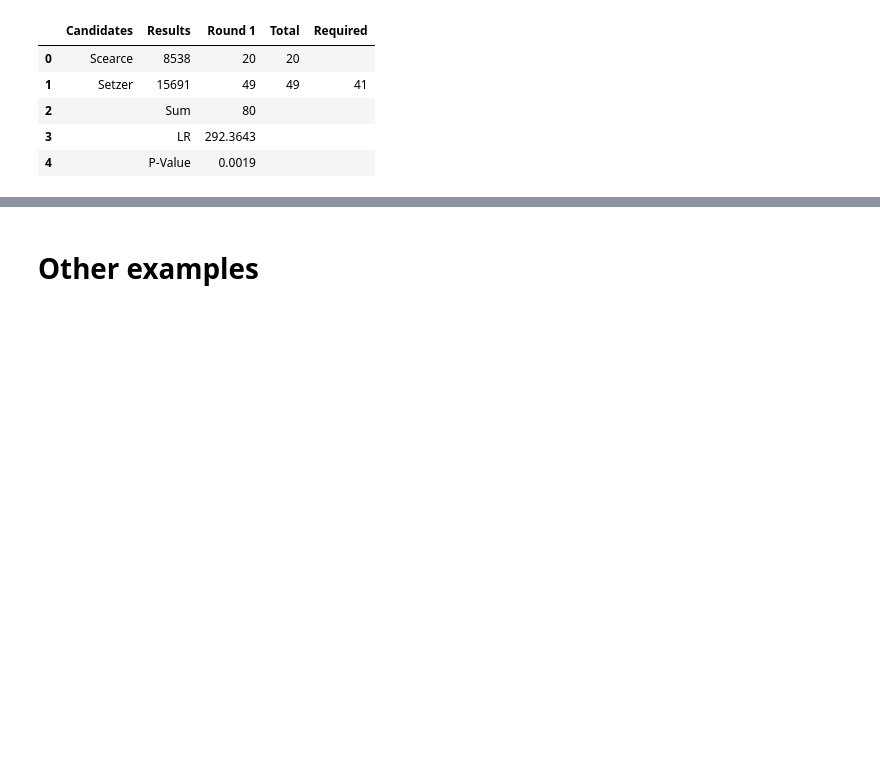
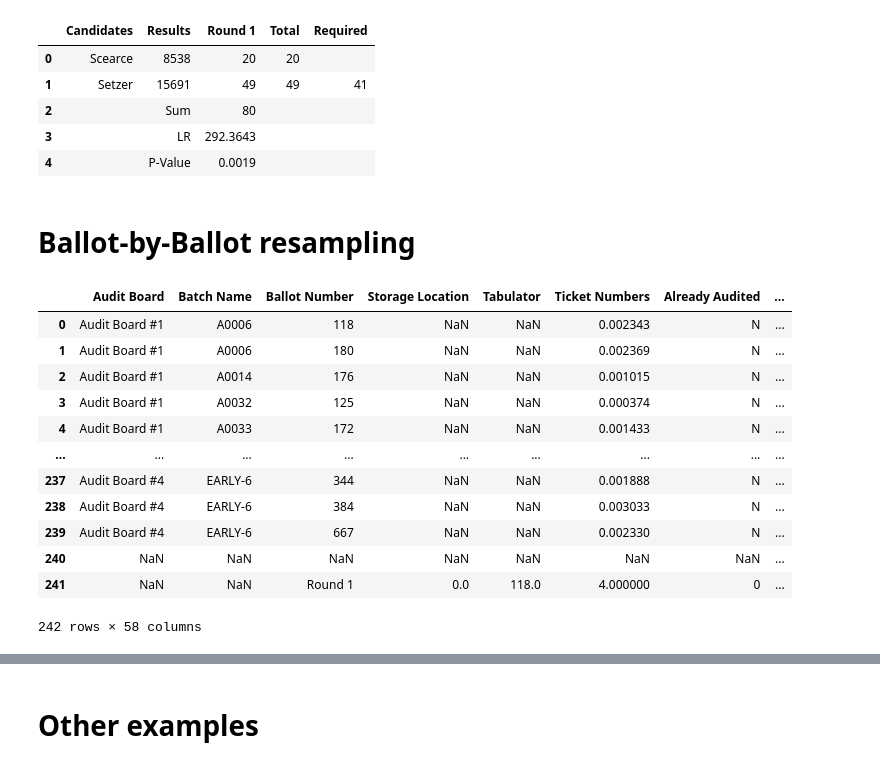
Before and after one commit to filipzz/athena, a Jupyter notebook: code/athena-montgomery.ipynb, the cells around one changed output, grey strips where cells are left out. Saved outputs shown, nothing was run; the diff lists cells and outputs as text; code cells hidden in the pictures; blank space fills up the shorter version.

```diff
--- a/code/athena-montgomery.ipynb
+++ b/code/athena-montgomery.ipynb
@@ -156,3 +158,26 @@ w.present_state()
 | 2 |  | Sum | 80 |  |  |
 | 3 |  | LR | 292.3643 |  |  |
 | 4 |  | P-Value | 0.0019 |  |  |
+# %% [markdown]
+# Ballot-by-Ballot resampling
+# %%
+cvrs = '/srv/voting/audit/oh/montgomery/Montgomery_Tally_Sheets-s1.csv'
+# %%
+cvrdf = pd.read_csv(cvrs)
+cvrdf.fillna(0)
+# %%
+cvrdf
+# %% [output]
+|  | Audit Board | Batch Name | Ballot Number | Storage Location | Tabulator | Ticket Numbers | Already Audited | ... |
+| 0 | Audit Board #1 | A0006 | 118 | NaN | NaN | 0.002343 | N | ... |
+| 1 | Audit Board #1 | A0006 | 180 | NaN | NaN | 0.002369 | N | ... |
+| 2 | Audit Board #1 | A0014 | 176 | NaN | NaN | 0.001015 | N | ... |
+| 3 | Audit Board #1 | A0032 | 125 | NaN | NaN | 0.000374 | N | ... |
+| 4 | Audit Board #1 | A0033 | 172 | NaN | NaN | 0.001433 | N | ... |
+| ... | ... | ... | ... | ... | ... | ... | ... | ... |
+| 237 | Audit Board #4 | EARLY-6 | 344 | NaN | NaN | 0.001888 | N | ... |
+| 238 | Audit Board #4 | EARLY-6 | 384 | NaN | NaN | 0.003033 | N | ... |
+| 239 | Audit Board #4 | EARLY-6 | 667 | NaN | NaN | 0.002330 | N | ... |
+| 240 | NaN | NaN | NaN | NaN | NaN | NaN | NaN | ... |
+| 241 | NaN | NaN | Round 1 | 0.0 | 118.0 | 4.000000 | 0 | ... |
+242 rows × 58 columns
```
Also changed, not shown: parts of 12 cells of this notebook, 1 other file.
